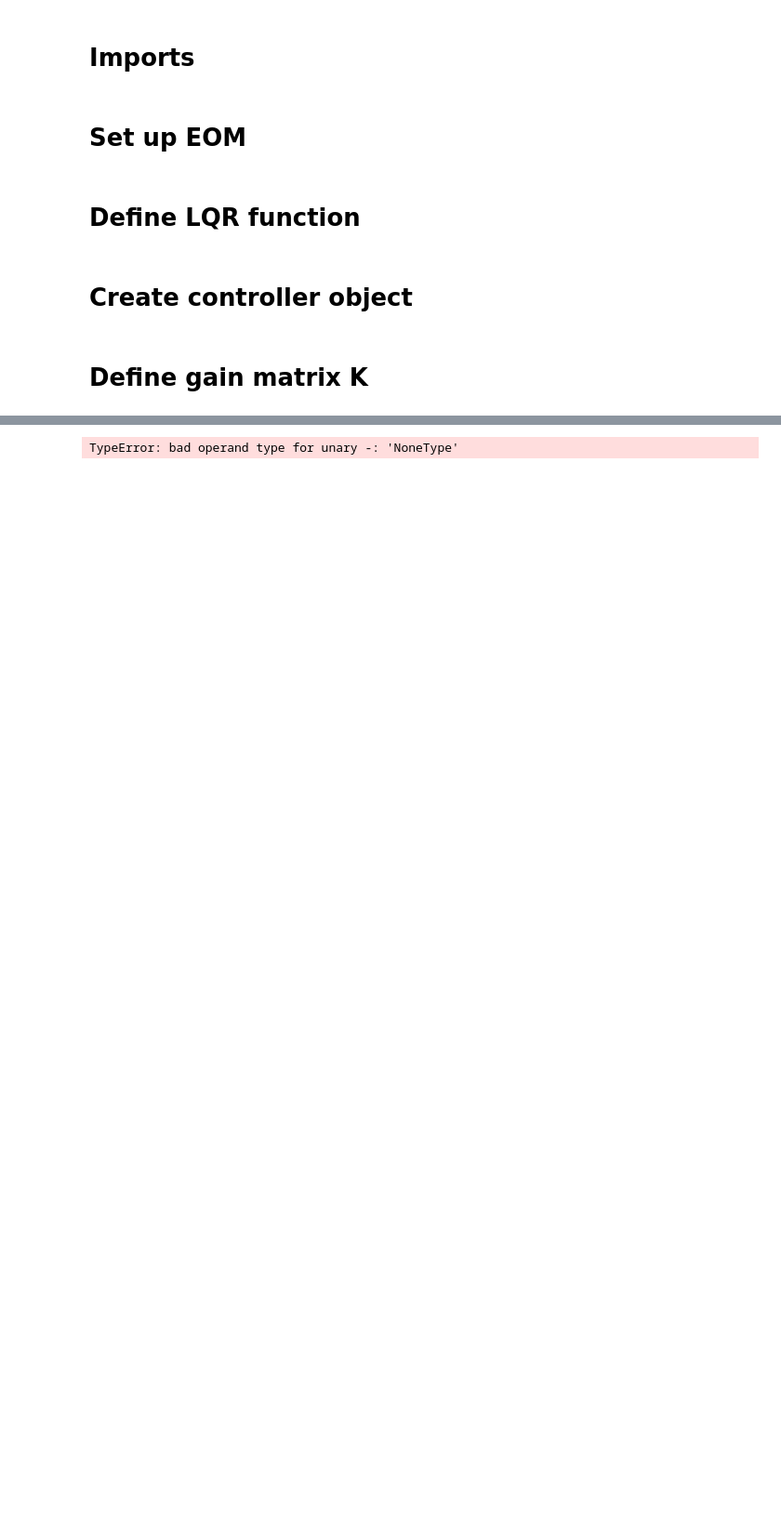
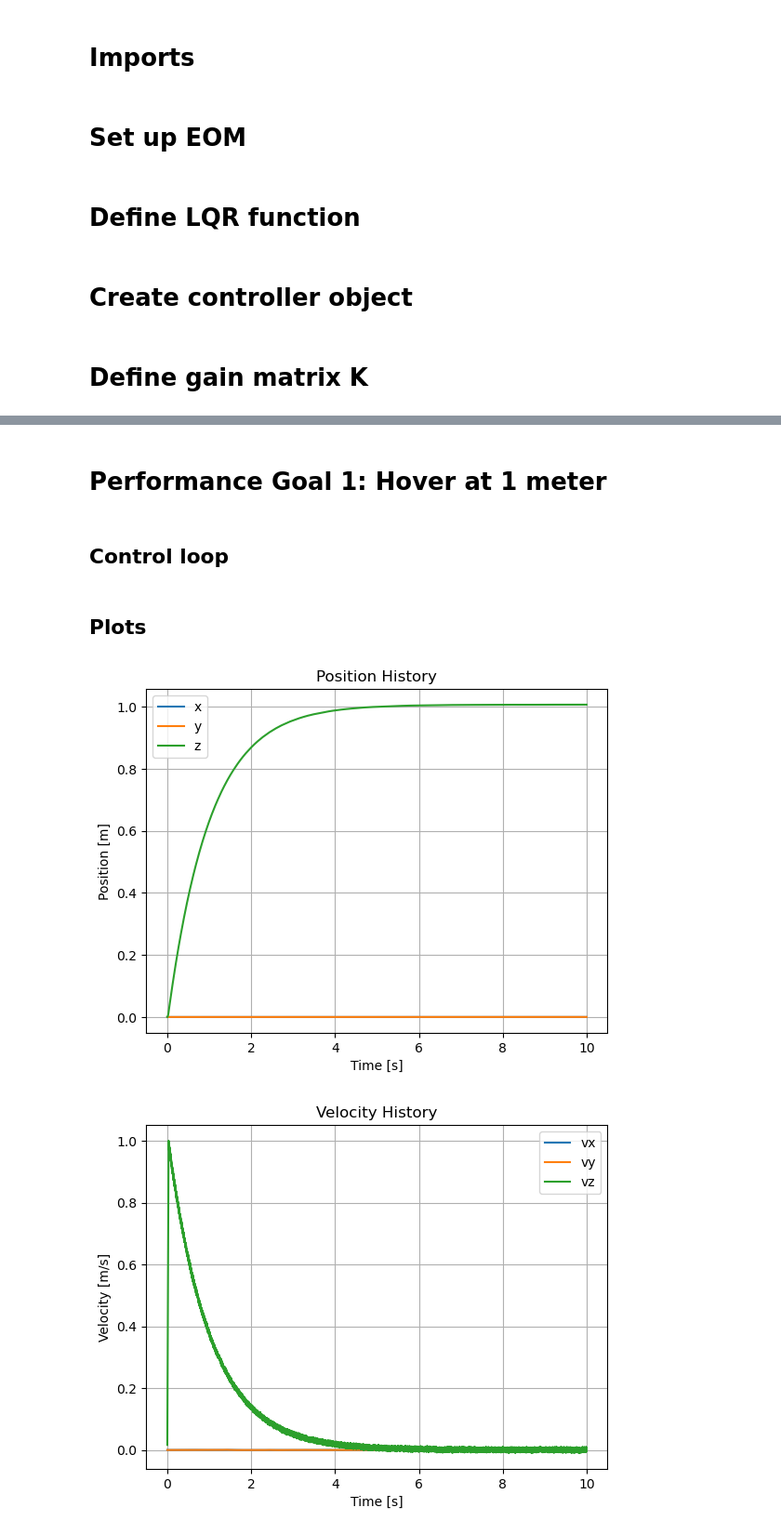
Before and after one commit to dssong2/ae352-project, a Jupyter notebook: main/test_controller.ipynb, the cells around one changed output, grey strips where cells are left out. Shown: that part at 93% size. Drawn from its saved outputs; the diff is of its cells as text; code cells hidden in the pictures; blank space fills up the shorter version.

Commit message:
Implemented controller for hovering, requires deubbing and analyzing if graphs are good (specifically torque commands)

```diff
--- a/main/test_controller.ipynb
+++ b/main/test_controller.ipynb
@@ -12,9 +12,9 @@ from scipy.linalg import solve_continuous_are
 eom = EOM()
 
 # Params
-mass = 1.625  # kg
-inertia = np.diag([0.02, 0.02, 0.03])  # kg*m^2
-leg_length = 0.15  # m
+mass = 0.5  # kg
+inertia = np.diag([0.0023, 0.0023, 0.0040])  # kg*m^2
+leg_length = 0.175  # m
 k_f_val = 62.8 # Slope of thrust/motor torque curve (linear)
 k_yaw_val = 1.0 # Yaw torque constant, default 1.0
 
@@ -42,12 +42,13 @@ def lqr(A: np.ndarray, B: np.ndarray, Q: np.ndarray, R: np.ndarray) -> np.ndarra
 # Create controller object
 # %%
 # Params
-dt = 0.05  # time step, s
-t_max = 120.0 # total simulation time, s
+dt = 0.0005  # time step, s
+t_max = 10.0 # total simulation time, s
 max_motor_torque = 0.0851209 # N*m
 x0 = np.zeros(12)  # initial state
+u0 = np.array([eom.tau_e, eom.tau_e, eom.tau_e, eom.tau_e])  # initial input (hover)
 
-controller = Controller(eom, dt, t_max, max_motor_torque, x0)
+controller = Controller(eom=eom, dt=dt, t_max=t_max, max_motor_torque=max_motor_torque, x0=x0, u0=u0)
 # %% [markdown]
 # Define gain matrix K
 # %%
@@ -62,10 +74,25 @@ TODO: Change x_des to match the goals of this drone
-# %%
-t = 0.0
-x = x0
-x_des = ...
-while t < t_max:
-    controller.step(t, x, x_des)
-    t += dt
-    x = controller.states[-1]
-# %% [output]
-TypeError: bad operand type for unary -: 'NoneType'
+# %% [markdown]
+# Performance Goal 1: Hover at 1 meter
+# %% [markdown]
+## Control loop
+# %%
+t = 0.0
+x = x0
+x_des = np.array([0.0, 0.0, 1.0, 0.0, 0.0, 0.0, 0.0, 0.0, 0.0, 0.0, 0.0, 0.0])  # desired state: hover at 1 meter
+while t < t_max:
+    controller.step(t, x, x_des)
+    t += dt
+    x = controller.states[-1]
+    # print(controller.inputs[-1])
+# %% [markdown]
+## Plots
+# %%
+controller.plot_position()
+controller.plot_velocity()
+controller.plot_attitude()
+controller.plot_angular_velocity()
+controller.plot_motor_torques()
+controller.plot_propeller_rpm()
+# %% [output]
+[figure, added]
+[figure, added]
```
Also changed, not shown: parts of 6 cells of this notebook, 3 other files.
